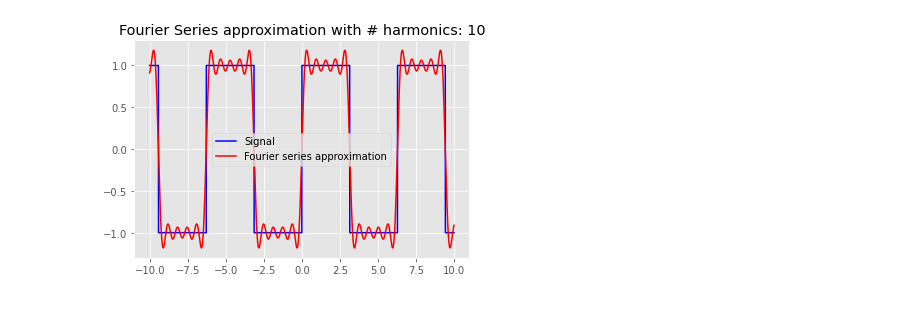
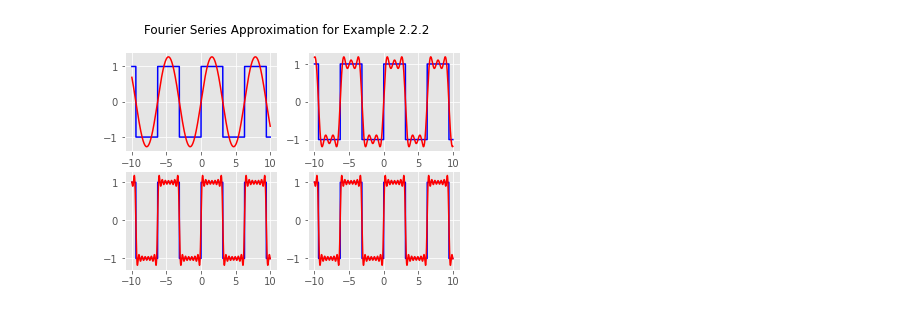
Before and after one commit to jjcrofts77/Advanced-Calculus-MATH20471, a Jupyter notebook: content/notebooks/Part1/Chapter2/Fourierseries2pi.ipynb, the cells around one changed output. Saved outputs shown, nothing was run; the diff lists cells and outputs as text; code cells hidden in the pictures.

```diff
--- a/content/notebooks/Part1/Chapter2/Fourierseries2pi.ipynb
+++ b/content/notebooks/Part1/Chapter2/Fourierseries2pi.ipynb
@@ -279,7 +283,7 @@ plt.style.use("ggplot")
 
 # Setup
 x = np.linspace(-10,10,10000)
-n = 10  # number of harmonics
+n = 4  # number of harmonics
 
 # square wave function on domain x
 def squareWave(x):
@@ -300,40 +304,58 @@ def squareWave(x):
             lowerBoundLeft -= np.pi
             lowerBoundRight -= np.pi
             upperBoundLeft += np.pi
             upperBoundRight += np.pi
             if one == 1:
                 one = -1
                 negativeOne = 1
             else:
                 one = 1
                 negativeOne = -1
 
 
 # Fourier Series function (domain x, n_max number of terms)
 def fourierSeries(n_max,x):
 
     partialSums = 0
     for n in range(1,n_max):
         try:
-            partialSums = partialSums + (2/(np.pi*n))*(1-np.power(-1,n))*np.sin(n*x)
+            partialSums = partialSums + (4/(np.pi*(2*n-1)))*np.sin((2*n-1)*x)
         except:
             print("pass")
             pass
     return partialSums
 
 
-# compute square wave and FS approx on domain x
-y = []
+# compute square wave and FS approx (partial sum including n terms) on domain x
 f = []
+sn2 = []
+sn4 = []
+sn8 = []
+sn16 = []
 for i in x:
-    y.append(squareWave(i))
-    f.append(fourierSeries(harmonics,i))
+    f.append(squareWave(i))
+    sn2.append(fourierSeries(2,i))
+    sn4.append(fourierSeries(4,i))
+    sn8.append(fourierSeries(8,i))
+    sn16.append(fourierSeries(16,i))
+
 
 # plot square wave and Fourier series approximation
-plt.plot(x,y,color="blue",label="Signal")
-plt.plot(x,f,color="red",label="Fourier series approximation")
-plt.title("Fourier Series approximation with # harmonics: "+str(harmonics))
-plt.legend()
+plt.ion()
+fig=plt.figure()
+ax1=fig.add_subplot(2,2,1)
+ax1.plot(x,f,color="blue",label="Signal")
+ax1.plot(x,sn2,color="red",label="Fourier series approximation")
+ax2=fig.add_subplot(2,2,2)
+ax2.plot(x,f,color="blue",label="Signal")
+ax2.plot(x,sn4,color="red",label="Fourier series approximation")
+ax3=fig.add_subplot(2,2,3)
+ax3.plot(x,f,color="blue",label="Signal")
+ax3.plot(x,sn8,color="red",label="Fourier series approximation")
+ax4=fig.add_subplot(2,2,4)
+ax4.plot(x,f,color="blue",label="Signal")
+ax4.plot(x,sn8,color="red",label="Fourier series approximation")
+fig.suptitle('Fourier Series Approximation for Example 2.2.2')
 plt.show()
 # %% [output]
-[figure, old version]
+[figure, new version]
```
Also changed, not shown: parts of 1 cell of this notebook.
